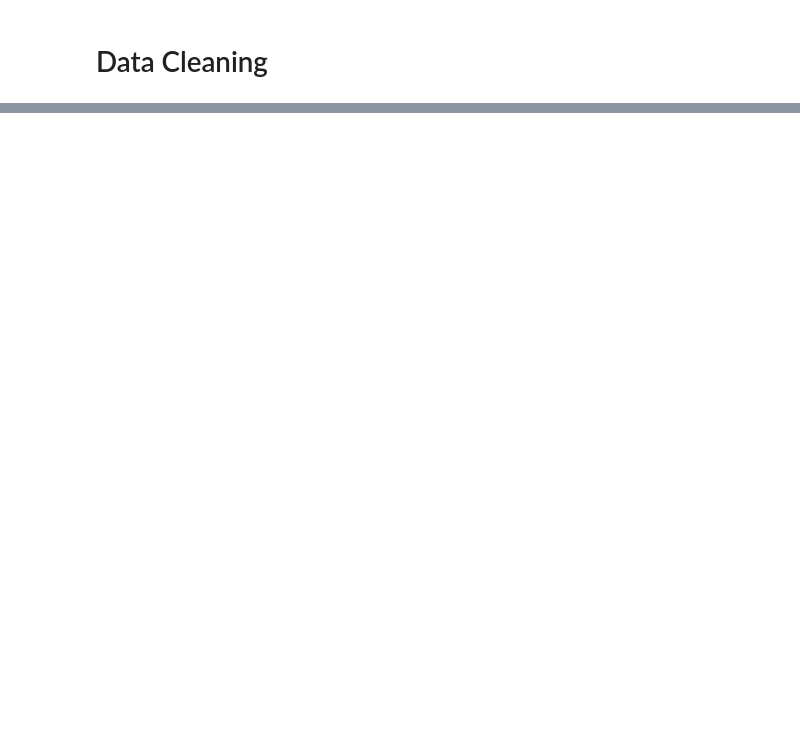
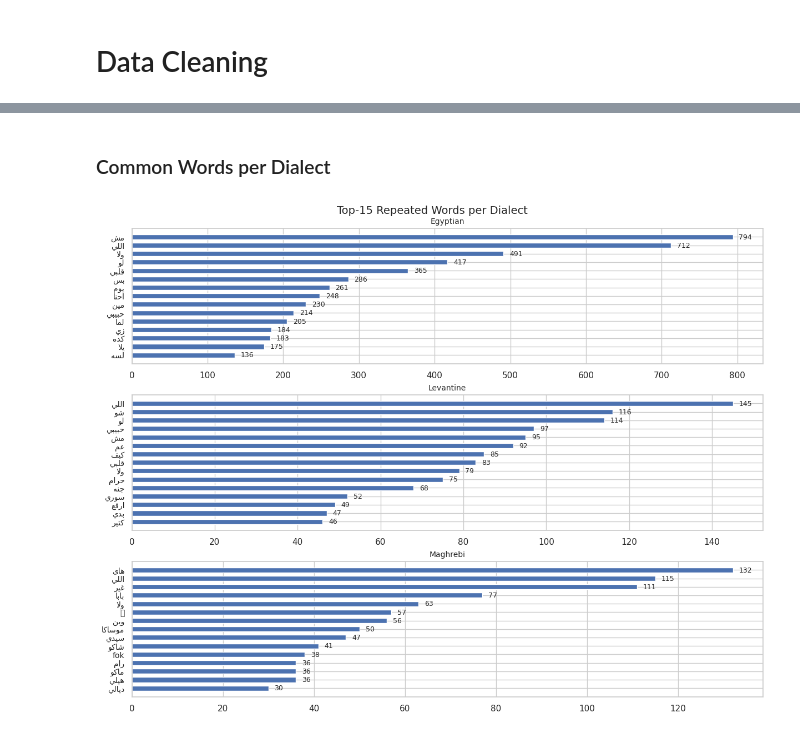
Before and after one commit to TheRealVigilante/WebScraper, a Jupyter notebook: app/main.ipynb, the cells around one changed output, grey strips where cells are left out. Cells and saved outputs as stored; diff of their text form; code cells hidden in the pictures; blank space fills up the shorter version.

```diff
--- a/app/main.ipynb
+++ b/app/main.ipynb
@@ -185,0 +349,77 @@ Cleaning done! Saved as songs_cleaned.csv
+# %% [markdown]
+### Common Words per Dialect
+# %%
+# Build a document per dialect (concatenate lyrics of that dialect)
+dialect_docs = {}
+dialect_tokens = {}
+for dialect, group in df.groupby(DIALECT_COL):
+    all_text = " ".join(group[LYRICS_COL].astype(str).fillna("").tolist())
+    norm = normalize_arabic(all_text)
+    tokens = tokenize(norm)
+    dialect_docs[dialect] = " ".join(tokens)          # for TF-IDF
+    dialect_tokens[dialect] = Counter(tokens)         # for raw counts
+
+dialects = sorted(dialect_docs.keys())
+documents = [dialect_docs[d] for d in dialects]
+
+# ---------- TF-IDF over dialect-level documents ----------
+# Use a token_pattern that accepts Arabic characters
+token_pattern = r"(?u)\b[\w\u0600-\u06FF']+\b"
+vectorizer = TfidfVectorizer(token_pattern=token_pattern, lowercase=False, max_features=10000)
+tfidf = vectorizer.fit_transform(documents)   # shape: (n_dialects, n_terms)
+terms = np.array(vectorizer.get_feature_names_out())
+
+# For each dialect (row), get top-k terms by TF-IDF
+top_terms_per_dialect = {}
+for i, dialect in enumerate(dialects):
+    row = tfidf[i].toarray().ravel()
+    # get indices of top terms
+    top_idx = np.argsort(row)[-TOP_K:][::-1]
+    top_terms = terms[top_idx]
+    top_scores = row[top_idx]
+    top_terms_per_dialect[dialect] = list(zip(top_terms, top_scores))
+
+# ---------- Build plotting data: use raw counts for bar lengths ----------
+plot_data = {}
+for dialect in dialects:
+    items = top_terms_per_dialect[dialect]
+    words = [w for w, s in items]
+    counts = [dialect_tokens[dialect].get(w, 0) for w in words]
+    plot_data[dialect] = pd.DataFrame({"word": words, "count": counts})
+
+
+
+# ---------- PLOTTING ----------
+sns.set(style="whitegrid")
+n_dialects = len(dialects)
+fig_height = max(3, 3 * n_dialects * 1.0)
+fig_width = 12
+fig, axes = plt.subplots(n_dialects, 1, figsize=(fig_width, fig_height), constrained_layout=True)
+
+if n_dialects == 1:
+    axes = [axes]
+
+for ax, dialect in zip(axes, dialects):
+    df_plot = plot_data[dialect].sort_values("count")  # ascending to plot horizontal bars
+    y = [ar(word) for word in df_plot["word"]]        # reshape Arabic words
+    x = df_plot["count"]
+    ax.barh(y, x, height=0.6)
+    ax.set_title(ar(dialect), fontsize=10)           # reshape dialect name if Arabic
+    ax.tick_params(axis='y', labelsize=10)
+    # show count at the end of each bar
+    for i, v in enumerate(x):
+        ax.text(v + max(1, 0.01 * max(x)), i, str(v), va='center', fontsize=9)
+
+plt.suptitle(f"Top-{TOP_K} Repeated Words per Dialect", fontsize=14, y=1.02)
+plt.show()
+
+
+# # Optional: print top words per dialect to console
+# print("\nTop words per dialect (term, tfidf_score, raw_count):")
+# for dialect in dialects:
+#     print("\n----", dialect, "----")
+#     for term, score in top_terms_per_dialect[dialect]:
+#         raw = dialect_tokens[dialect].get(term, 0)
+#         print(f"{term}\t{score:.4f}\t{raw}")
+# %% [output]
+[figure, added]
```
Also changed, not shown: parts of 24 cells of this notebook, 1 other file.
